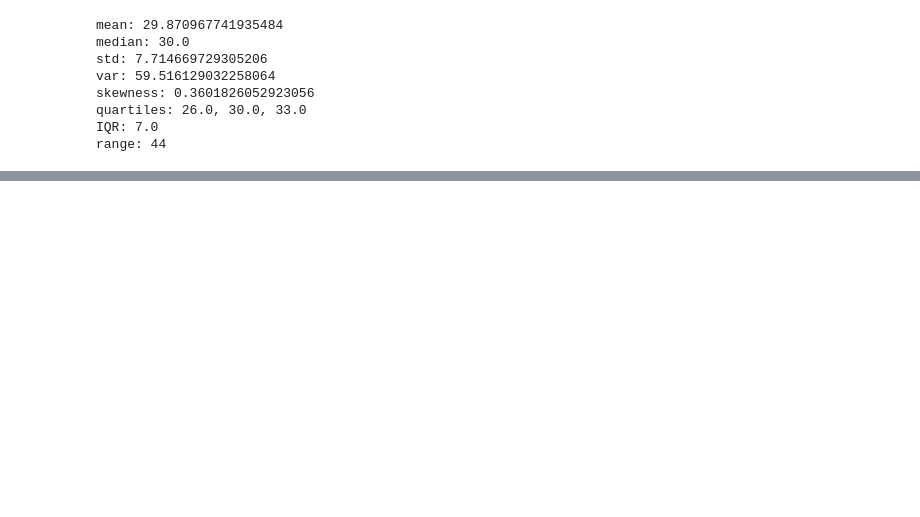
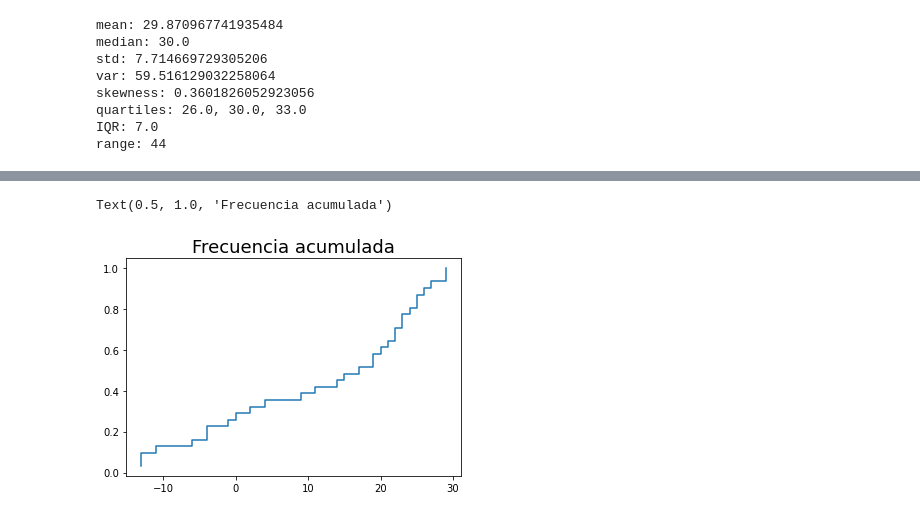
Before and after one commit to rodrigoms95/analisis-datos-22-1, a Jupyter notebook: code/histogramas.ipynb, the cells around one changed output, grey strips where cells are left out. Drawn from its saved outputs; the diff is of its cells as text; code cells hidden in the pictures; blank space fills up the shorter version.

```diff
--- a/code/histogramas.ipynb
+++ b/code/histogramas.ipynb
@@ -36,0 +49,10 @@ df.plot.box()
+# %%
+# Frecuencia acumulada.
+
+plt.plot(df[var].sort_values(),
+    range(1, len(df) + 1) / np.float64(len(df)),
+    drawstyle="steps")
+plt.title("Frecuencia acumulada", fontsize = "18")
+# %% [output]
+Text(0.5, 1.0, 'Frecuencia acumulada')
+[figure, added]
```
Also changed, not shown: parts of 8 cells of this notebook.
